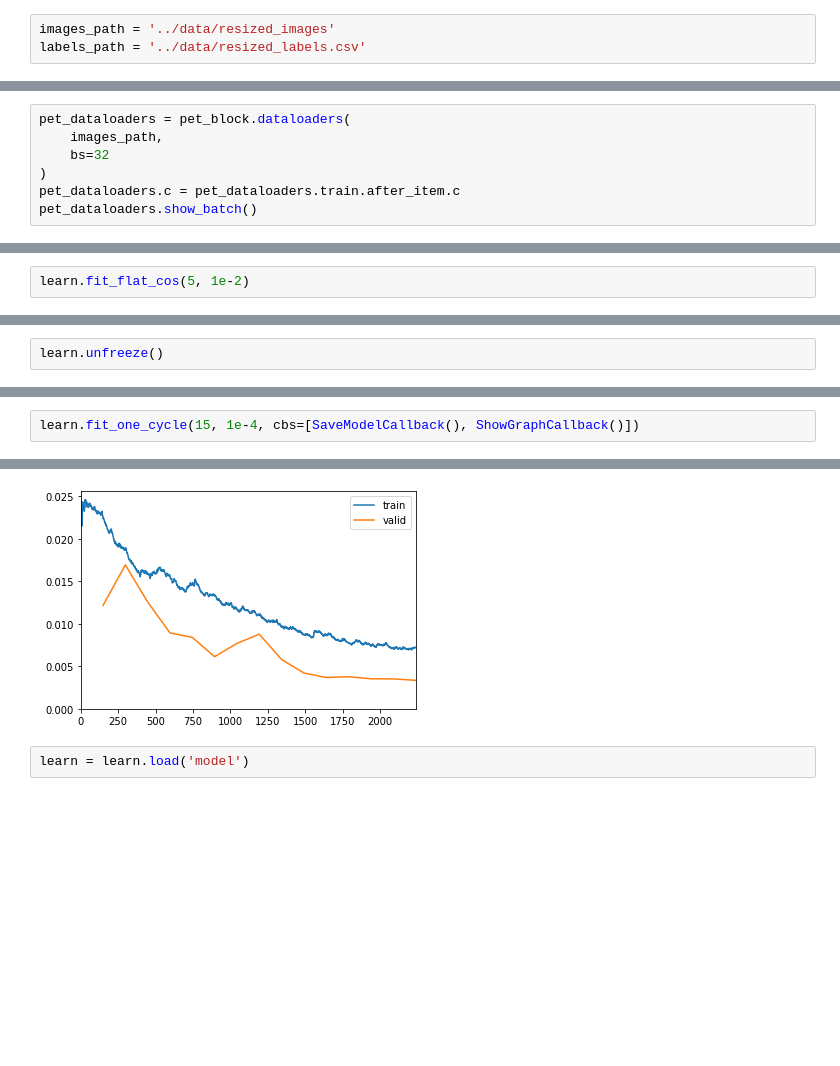
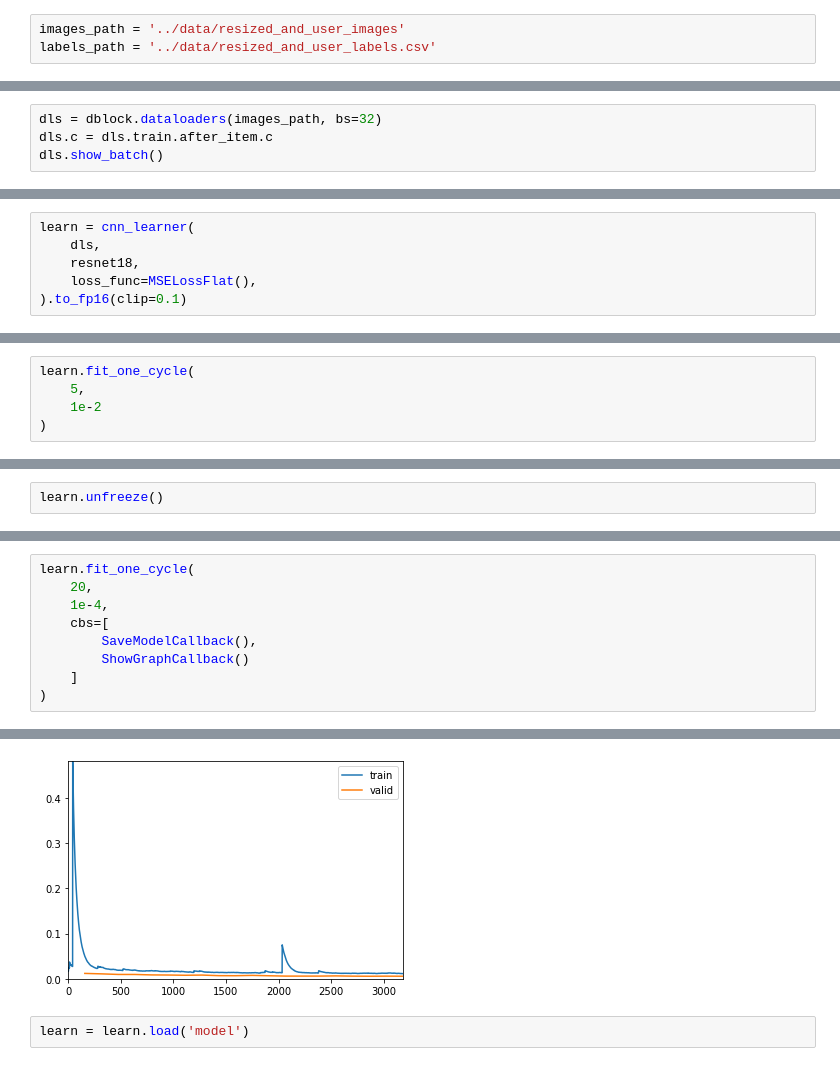
Before and after one commit to HenryDashwood/facial-features-detector, a Jupyter notebook: code/fastai_v2.ipynb, the cells around one changed output, grey strips where cells are left out. Drawn from its saved outputs; the diff is of its cells as text; blank space fills up the shorter version.

Commit message:
work with new data

```diff
--- a/code/fastai_v2.ipynb
+++ b/code/fastai_v2.ipynb
@@ -16,4 +12,4 @@ from fastai2.vision.models.xresnet import xresnet50
 import pandas as pd
 # %%
-images_path = '../data/resized_images'
-labels_path = '../data/resized_labels.csv'
+images_path = '../data/resized_and_user_images'
+labels_path = '../data/resized_and_user_labels.csv'
@@ -52,8 +40,5 @@ pet_block = DataBlock(
 # %%
-pet_dataloaders = pet_block.dataloaders(
-    images_path,
-    bs=32
-)
-pet_dataloaders.c = pet_dataloaders.train.after_item.c
-pet_dataloaders.show_batch()
+dls = dblock.dataloaders(images_path, bs=32)
+dls.c = dls.train.after_item.c
+dls.show_batch()
 # %% [output]
@@ -80,0 +46,6 @@ learn.freeze()
+# %%
+learn = cnn_learner(
+    dls,
+    resnet18,
+    loss_func=MSELossFlat(),
+).to_fp16(clip=0.1)
@@ -87,4 +60,7 @@ learn.lr_find()
 # %%
-learn.fit_flat_cos(5, 1e-2)
+learn.fit_one_cycle(
+    5,
+    1e-2
+)
 # %% [output]
 | epoch | train_loss | valid_loss | time |
@@ -108,4 +84,11 @@ learn.lr_find()
 # %%
-learn.fit_one_cycle(15, 1e-4, cbs=[SaveModelCallback(), ShowGraphCallback()])
+learn.fit_one_cycle(
+    20,
+    1e-4,
+    cbs=[
+        SaveModelCallback(),
+        ShowGraphCallback()
+    ]
+)
 # %% [output]
 | epoch | train_loss | valid_loss | time |
@@ -127,4 +111,4 @@ learn.fit_one_cycle(15, 1e-4, cbs=[SaveModelCallback(), ShowGraphCallback()])
-[figure, old version]
+[figure, new version]
 # %%
 learn = learn.load('model')
 # %%
```
Also changed, not shown: parts of 18 cells of this notebook, 1 other file.
